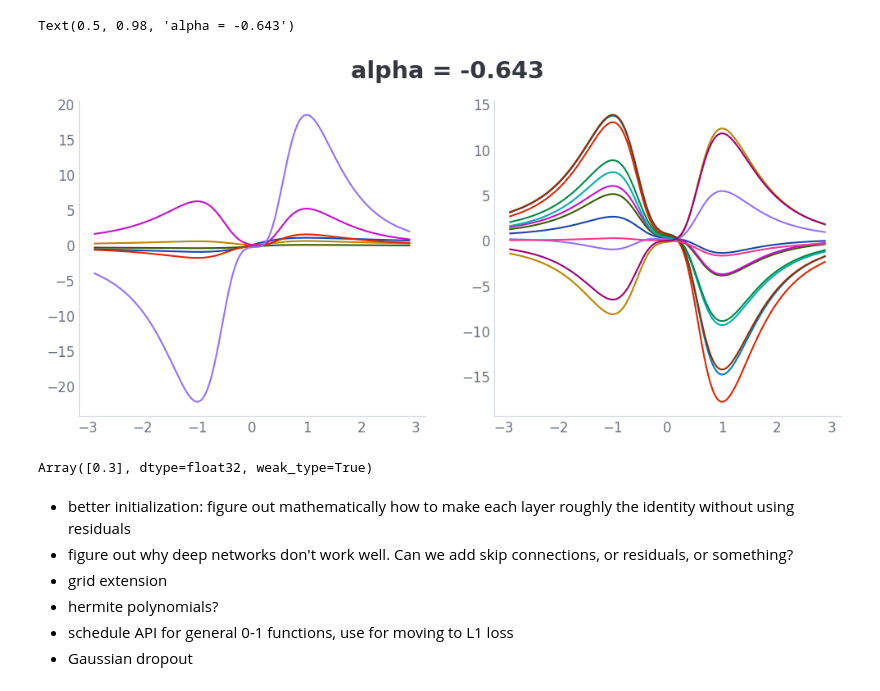
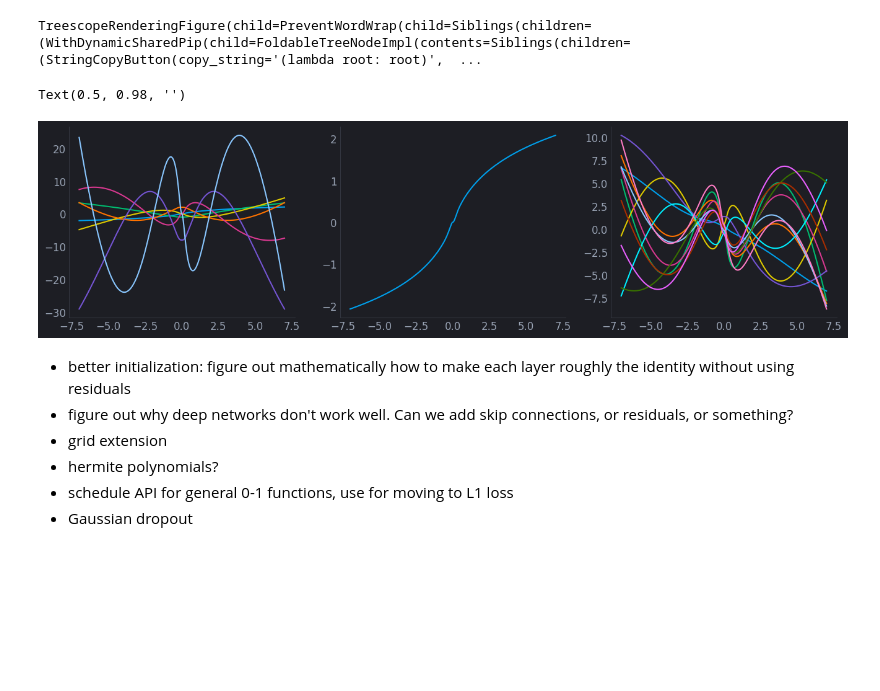
Before and after one commit to nicholas-miklaucic/jax-kan, a Jupyter notebook: exploration.ipynb, the cells around one changed output. Drawn from its saved outputs; the diff is of its cells as text; code cells hidden in the pictures; blank space fills up the shorter version.

```diff
--- a/exploration.ipynb
+++ b/exploration.ipynb
@@ -139,4 +140,8 @@ TreescopeRenderingFigure(child=PreventWordWrap(child=Siblings(children=(WithDyna
 # %%
+from penzai import pz
+
+pz.show(trainer.state.params)
+
 from scipy.stats import norm
 
 Spline = trainer.model.layer_templ.spline_kind
@@ -145,40 +150,38 @@ layer: KANLayer = trainer.model.layer_templ
 params = trainer.state.params
 
 layer_i = 0
 i = 15
 
 layer_params = params[f'layers_{layer_i}']
 
-base_xx = norm.ppf(jnp.linspace(0, 1, 502)[1:-1])
+base_xx = jnp.linspace(-7, 7, 258)
 
 kernel = layer_params['coefs']['kernel']
 in_dim, out_dim, n_coef = kernel.shape
 
 xx = layer.input_map.apply({'params': layer_params.get('input_map', {})}, base_xx, layer.spline_kind)
 
 if layer.spline_params_share:
     idx = lambda p: p
 else:
     idx = lambda p: p[i]
 
 
 spl_params = {param: idx(layer_params[param]) for param in layer.spline_kind.param_names()}
 
 spl = Spline(kernel.shape[-1], **spl_params)
 
-fig, (ax1, ax2) = plt.subplots(1, 2, figsize=(12, 5))
+fig, (ax0, ax1, ax2) = plt.subplots(1, 3, figsize=(16, 4))
 dm = jax.vmap(spl.design_matrix)(xx)
-ax1.plot(base_xx, dm)
+ax0.plot(base_xx, dm)
+ax1.plot(base_xx, xx)
 
-outputs = jnp.einsum('oc,ic->io', kernel[i], dm) + layer_params['coefs']['bias'][i]
+outputs = jnp.einsum('oc,ic->io', kernel[i], dm) + layer_params['coefs'].get('bias', jnp.zeros(in_dim))[i]
 ax2.plot(base_xx, outputs[:, :12])
 
 
 fig.suptitle(', '.join(f'{k} = {v:.03f}' for k, v in spl_params.items()))
 # %% [output]
-Text(0.5, 0.98, 'alpha = -0.643')
+TreescopeRenderingFigure(child=PreventWordWrap(child=Siblings(children=(WithDynamicSharedPip(child=FoldableTreeNodeImpl(contents=Siblings(children=(StringCopyButton(copy_string='(lambda root: root)',  ...
+Text(0.5, 0.98, '')
-[figure, old version]
+[figure, new version]
-# %%
-jnp.array(0.3)[None]
-# %% [output]
-Array([0.3], dtype=float32, weak_type=True)
```
Also changed, not shown: parts of 7 cells of this notebook, 3 other files.
